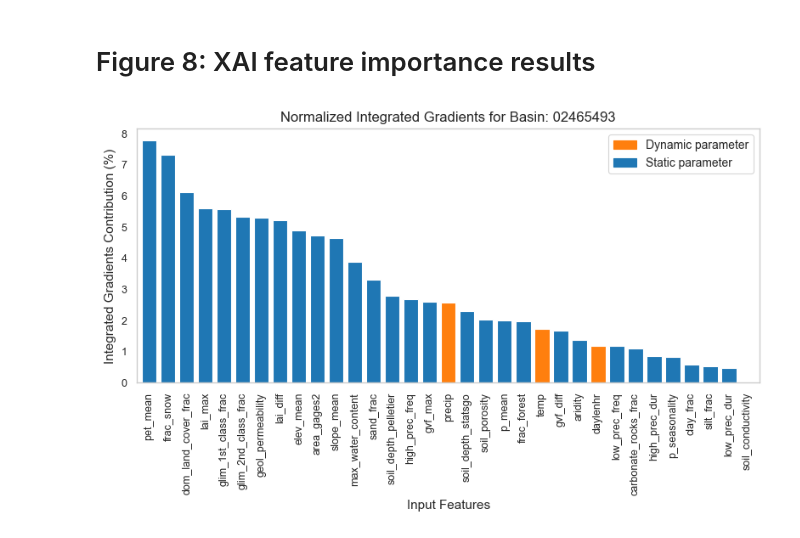
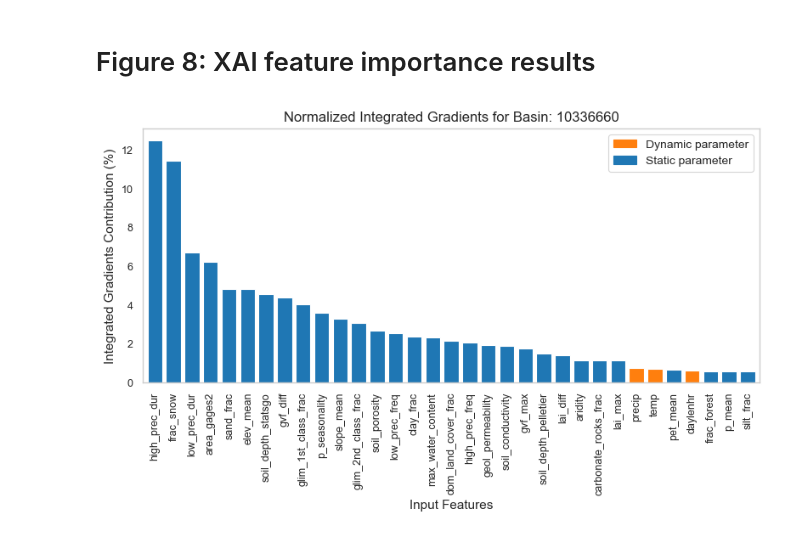
Before and after one commit to snpoudel/diff-hydro, a Jupyter notebook: 50plot_all_figures.ipynb, the cells around one changed output. Drawn from its saved outputs; the diff is of its cells as text; code cells hidden in the pictures.

```diff
--- a/50plot_all_figures.ipynb
+++ b/50plot_all_figures.ipynb
@@ -739,7 +750,7 @@ plt.show()
 # %%
 # Settings
 # ------------------------
-basin = '02465493'  # high: 01532000, medium: 10336660, low: 02465493
+basin = '10336660'  # high: 01532000, medium: 10336660, low: 02465493
 param_names = [
     "fc", "beta", "pwp", "l", "ks", "ki", "kb", "kperc",
     "coeff_pet", "ddf", "scf", "ts", "tm", "tti", "whc",
@@ -760,31 +771,31 @@ df_merged = pd.concat([
 mean_abs = df_merged.abs().mean()
 mean_abs_normalized = 100 * mean_abs / mean_abs.sum()
 mean_abs_normalized = mean_abs_normalized.sort_values(ascending=False)
 
 # Color mapping: red for highlighted features, blue otherwise
 colors = ['tab:orange' if f in highlight_features else 'tab:blue' for f in mean_abs_normalized.index]
 
 # Plot
 # ------------------------
 plt.figure(figsize=(8, 5))
 mean_abs_normalized.plot(kind='bar', color=colors, width=0.8)
 
 # Legend patches
 legend_patches = [Patch(color='tab:orange', label='Dynamic parameter'),
                   Patch(color='tab:blue', label='Static parameter')]
 plt.legend(handles=legend_patches, fontsize=10)
 
 plt.title(f'Normalized Integrated Gradients for Basin: {basin}', fontsize=12)
 plt.ylabel('Integrated Gradients Contribution (%)', fontsize=11)
 plt.xlabel('Input Features', fontsize=11)
 plt.xticks(rotation=90, fontsize=9)
 plt.yticks(fontsize=9)
 # plt.ylim(0, mean_abs_normalized.max() * 1.1)
 plt.grid(False)
 
 plt.tight_layout()
 plt.savefig(f'figures/for_paper/7_ig_normalized_basin_{basin}.jpg', dpi=600)
 plt.savefig(f'figures/for_paper/7_ig_normalized_basin_{basin}.svg')
 plt.show()
 # %% [output]
-[figure, old version]
+[figure, new version]
```
Also changed, not shown: parts of 6 cells of this notebook, 7 other files.
